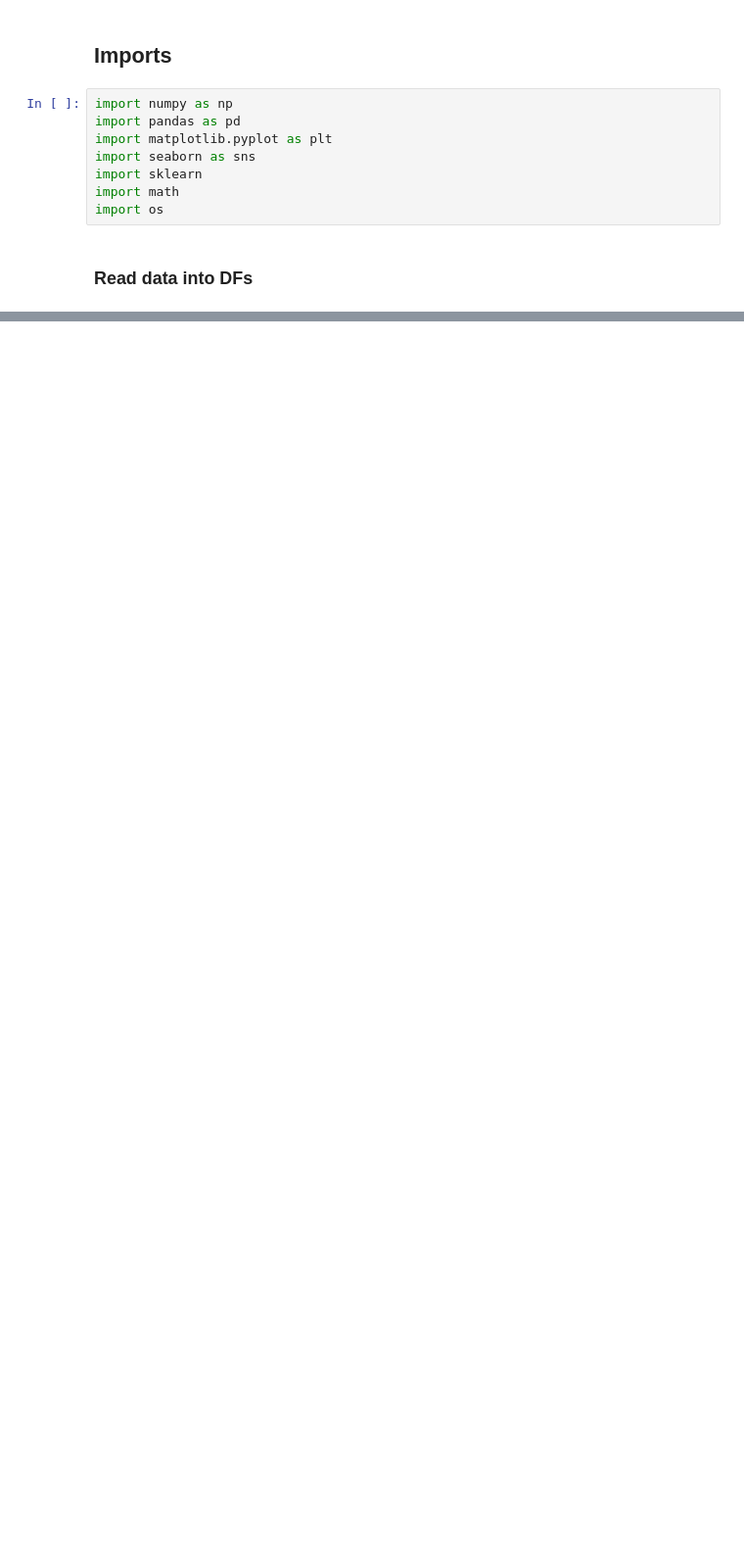
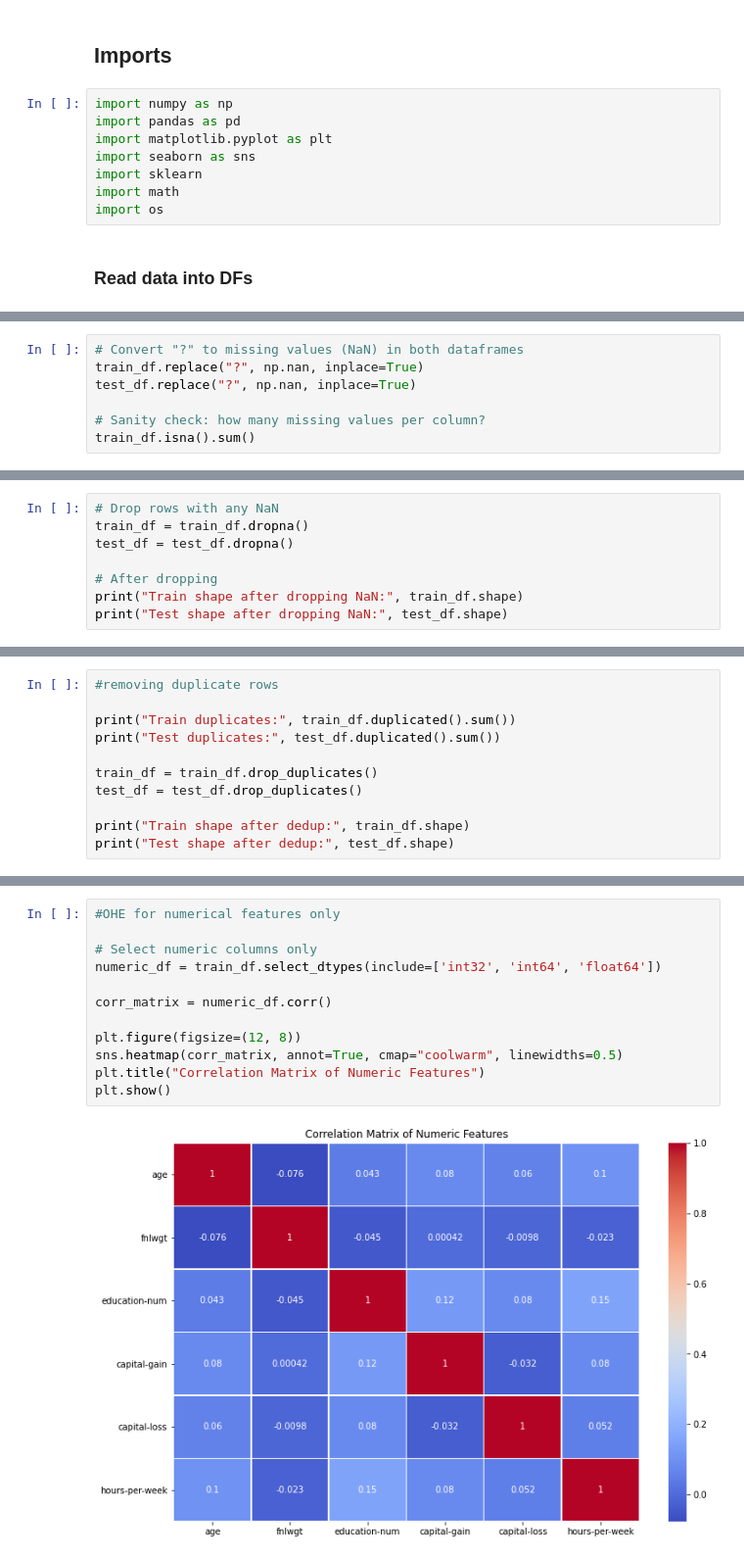
Before and after one commit to JohnAChester/fordham_classification, a Jupyter notebook: CleaningDataset.ipynb, the cells around one changed output, grey strips where cells are left out. Shown at 98% size. Saved outputs shown, nothing was run; the diff lists cells and outputs as text; blank space fills up the shorter version.

Commit message:
correlation matrix

```diff
--- a/CleaningDataset.ipynb
+++ b/CleaningDataset.ipynb
@@ -186,0 +114,7 @@ train_df.value_counts(['occupation'])
+# %%
+# Convert "?" to missing values (NaN) in both dataframes
+train_df.replace("?", np.nan, inplace=True)
+test_df.replace("?", np.nan, inplace=True)
+
+# Sanity check: how many missing values per column?
+train_df.isna().sum()
@@ -186,0 +164,8 @@ train_df.value_counts(['occupation'])
+# %%
+# Drop rows with any NaN
+train_df = train_df.dropna()
+test_df = test_df.dropna()
+
+# After dropping
+print("Train shape after dropping NaN:", train_df.shape)
+print("Test shape after dropping NaN:", test_df.shape)
@@ -186,0 +215,11 @@ train_df.value_counts(['occupation'])
+# %%
+#removing duplicate rows
+
+print("Train duplicates:", train_df.duplicated().sum())
+print("Test duplicates:", test_df.duplicated().sum())
+
+train_df = train_df.drop_duplicates()
+test_df = test_df.drop_duplicates()
+
+print("Train shape after dedup:", train_df.shape)
+print("Test shape after dedup:", test_df.shape)
@@ -186,0 +231,14 @@ train_df.value_counts(['occupation'])
+# %%
+#OHE for numerical features only
+
+# Select numeric columns only
+numeric_df = train_df.select_dtypes(include=['int32', 'int64', 'float64'])
+
+corr_matrix = numeric_df.corr()
+
+plt.figure(figsize=(12, 8))
+sns.heatmap(corr_matrix, annot=True, cmap="coolwarm", linewidths=0.5)
+plt.title("Correlation Matrix of Numeric Features")
+plt.show()
+# %% [output]
+[figure, added]
```
Also changed, not shown: parts of 61 cells of this notebook.
